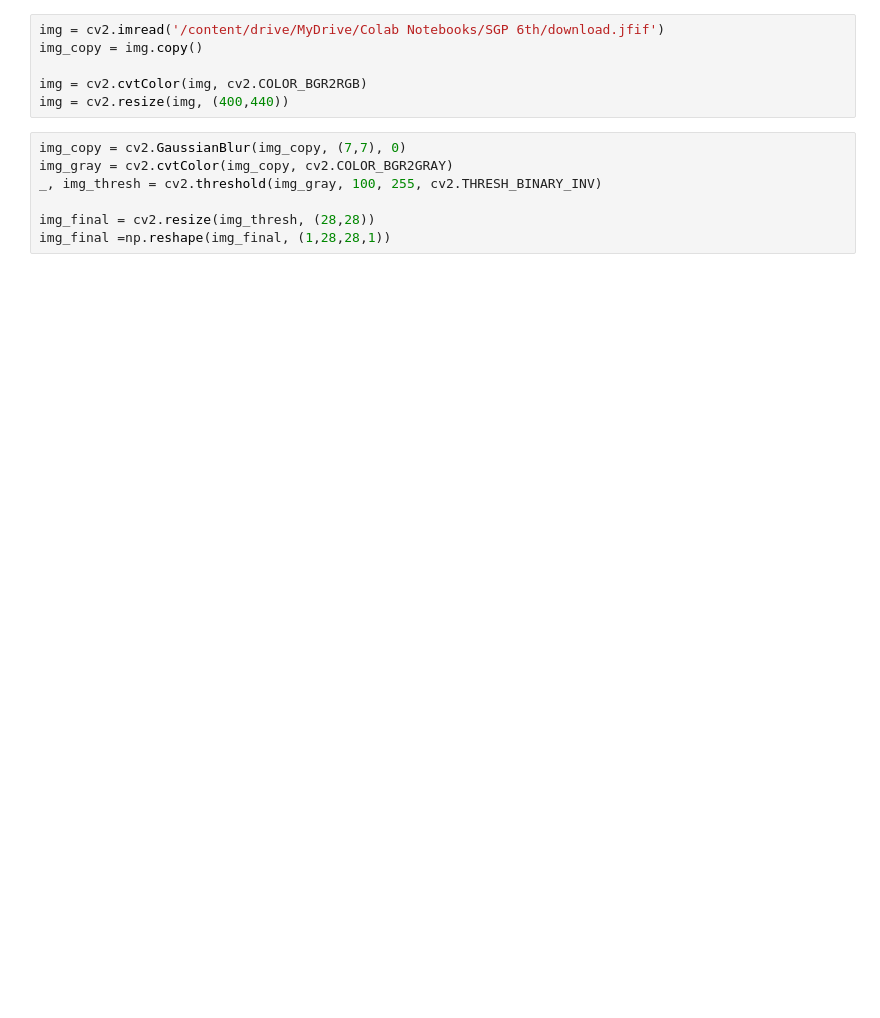
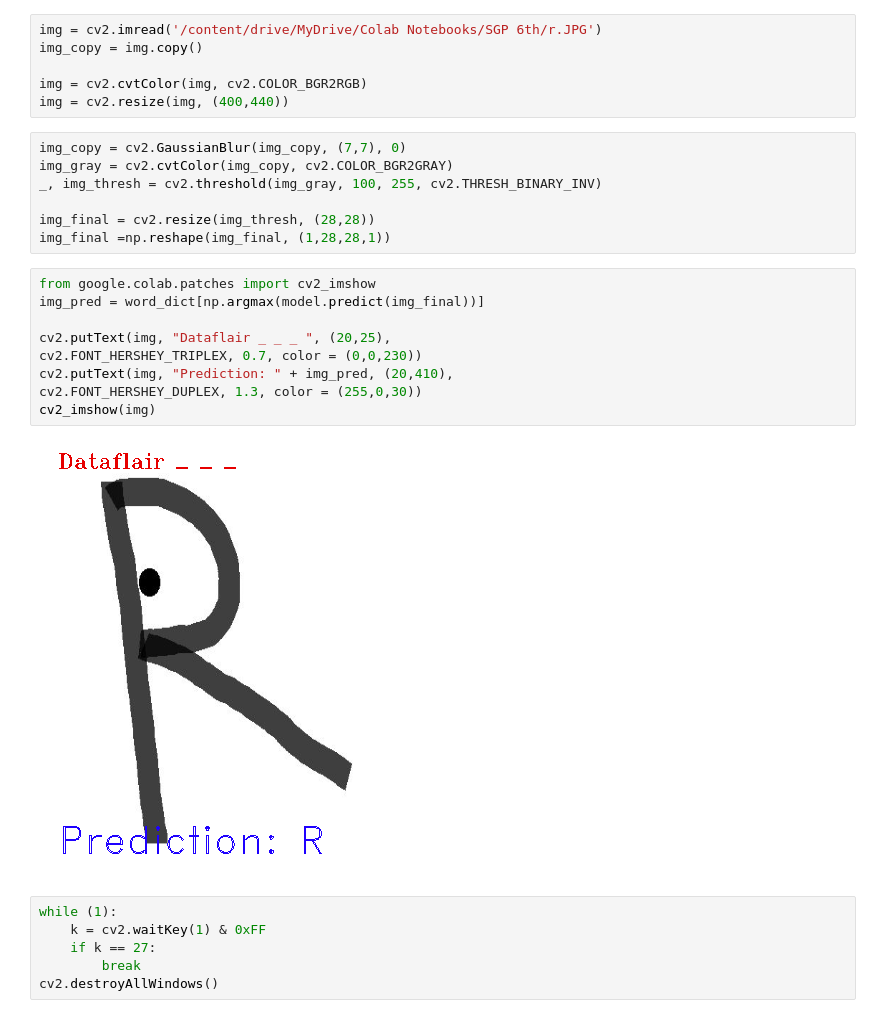
Before and after one commit to 19IT120/19IT119_19IT120_Handwritten-Character-Recognition, a Jupyter notebook: Handwritten_Character_Recognition.ipynb, the cells around one changed output. Cells and saved outputs as stored; diff of their text form; blank space fills up the shorter version.

```diff
--- a/Handwritten_Character_Recognition.ipynb
+++ b/Handwritten_Character_Recognition.ipynb
@@ -192,5 +192,5 @@ for i,ax in enumerate(axes):
 # %%
-img = cv2.imread('/content/drive/MyDrive/Colab Notebooks/SGP 6th/download.jfif')
+img = cv2.imread('/content/drive/MyDrive/Colab Notebooks/SGP 6th/r.JPG')
 img_copy = img.copy()
 
 img = cv2.cvtColor(img, cv2.COLOR_BGR2RGB)
@@ -202,3 +202,20 @@ _, img_thresh = cv2.threshold(img_gray, 100, 255, cv2.THRESH_BINARY_INV)
 
 img_final = cv2.resize(img_thresh, (28,28))
 img_final =np.reshape(img_final, (1,28,28,1))
+# %%
+from google.colab.patches import cv2_imshow
+img_pred = word_dict[np.argmax(model.predict(img_final))]
+
+cv2.putText(img, "Dataflair _ _ _ ", (20,25),
+cv2.FONT_HERSHEY_TRIPLEX, 0.7, color = (0,0,230))
+cv2.putText(img, "Prediction: " + img_pred, (20,410),
+cv2.FONT_HERSHEY_DUPLEX, 1.3, color = (255,0,30))
+cv2_imshow(img)
+# %% [output]
+[figure, added]
+# %%
+while (1):
+    k = cv2.waitKey(1) & 0xFF
+    if k == 27:
+        break
+cv2.destroyAllWindows()
```
Also changed, not shown: parts of 5 cells of this notebook.
